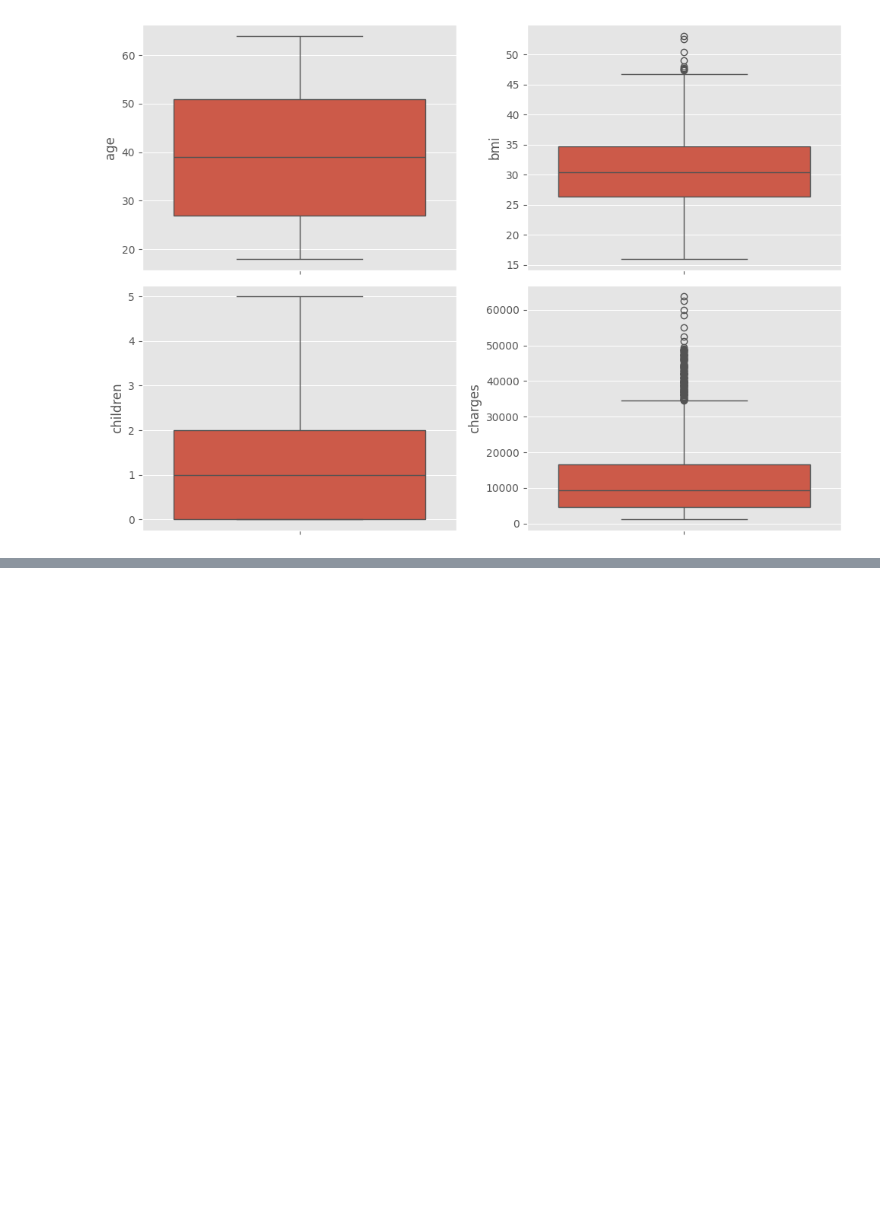
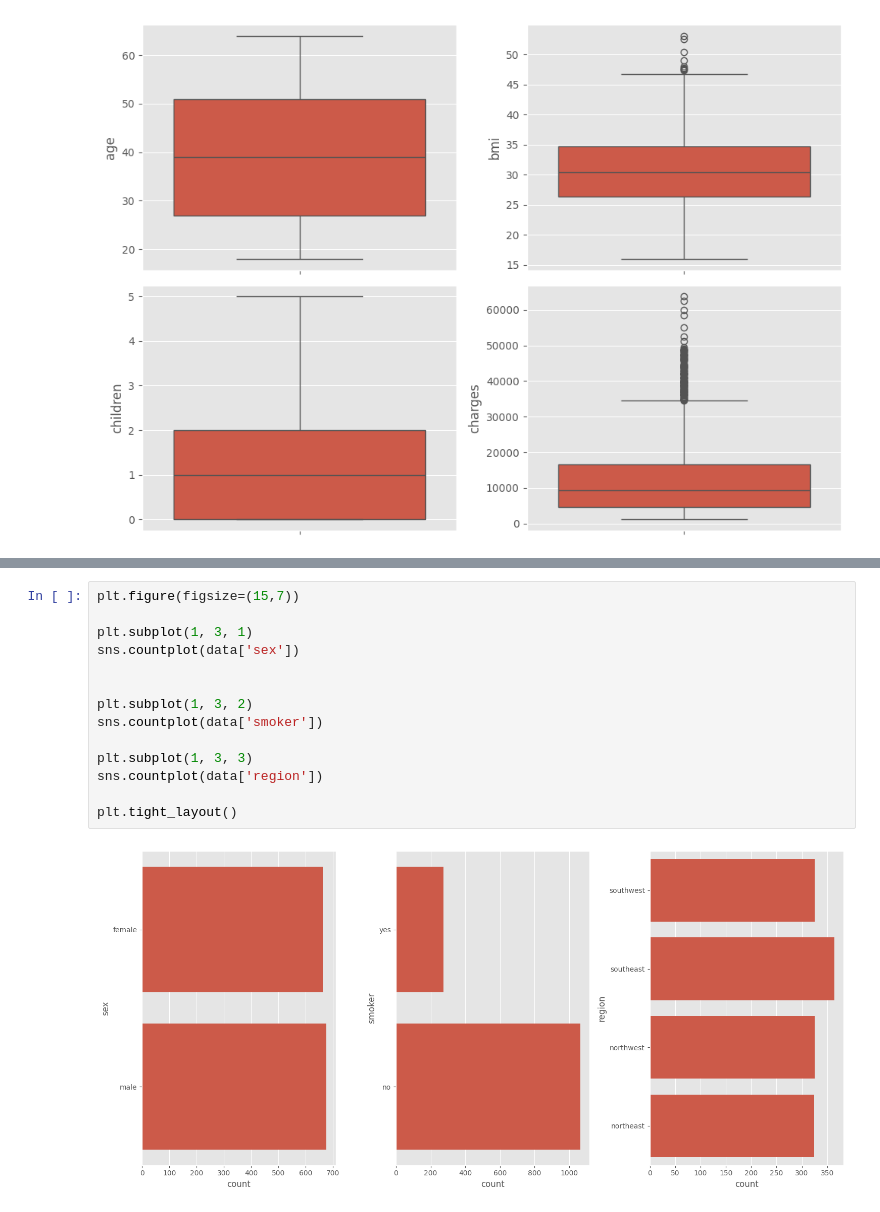
Before and after one commit to Betheloguguo/Insurance-Charges-Pred-Project, a Jupyter notebook: Insurance.ipynb, the cells around one changed output, grey strips where cells are left out. Drawn from its saved outputs; the diff is of its cells as text; blank space fills up the shorter version.

```diff
--- a/Insurance.ipynb
+++ b/Insurance.ipynb
@@ -87,0 +114,16 @@ plt.tight_layout();
+# %%
+plt.figure(figsize=(15,7))
+
+plt.subplot(1, 3, 1)
+sns.countplot(data['sex'])
+
+
+plt.subplot(1, 3, 2)
+sns.countplot(data['smoker'])
+
+plt.subplot(1, 3, 3)
+sns.countplot(data['region'])
+
+plt.tight_layout()
+# %% [output]
+[figure, added]
```
Also changed, not shown: parts of 20 cells of this notebook.
